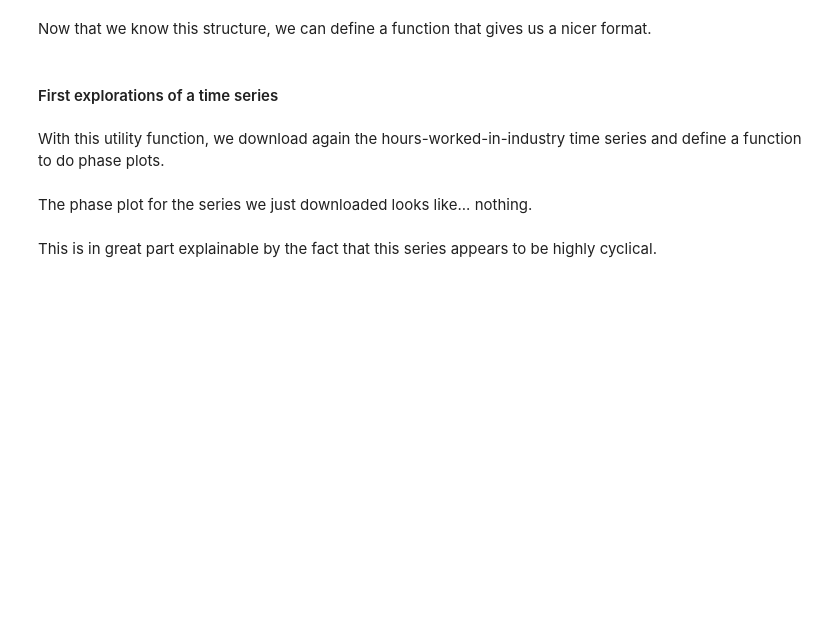
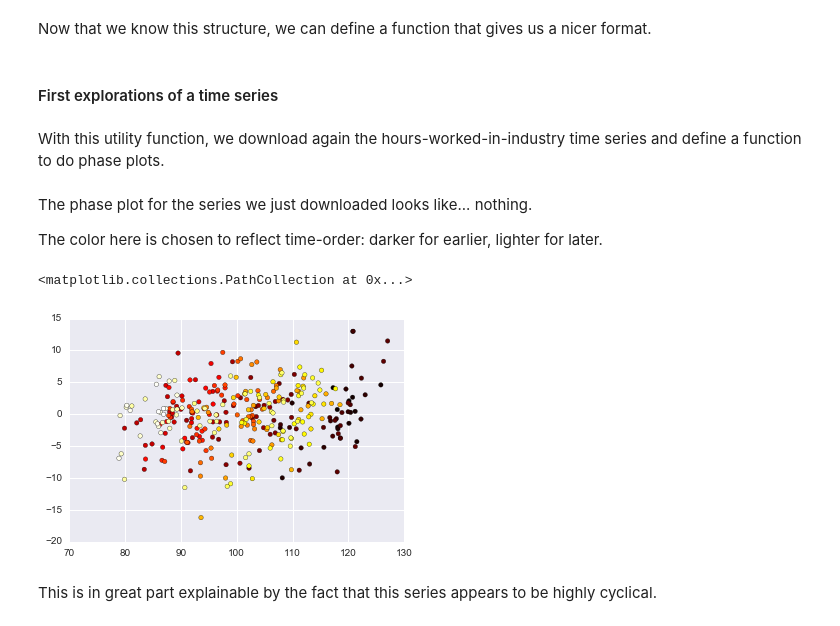
Before and after one commit to asemic-horizon/macro-phase-space, a Jupyter notebook: first steps.ipynb, the cells around one changed output. Saved outputs shown, nothing was run; the diff lists cells and outputs as text; code cells hidden in the pictures; blank space fills up the shorter version.

```diff
--- a/first steps.ipynb
+++ b/first steps.ipynb
@@ -113,12 +113,12 @@ With this utility function, we download again the hours-worked-in-industry time
 horas_industria = fixed_series('CNI12_HTRAB12')
 # %%
 import matplotlib.pyplot as plt
+from matplotlib import cm
 import seaborn
-
-def phase_plot(data):
-    plt.scatter(data, data.diff())
-    plt.xlabel("$p = {}".format(data.columns[0]))
-    plt.ylabel('$q = \Delta$({})'.format(data.columns[0]))
-    plt.show()
+seaborn.set_palette('gnuplot')
+%matplotlib inline
+def phase_plot(data,ax): return ax.scatter(data, data.diff(), c=data.index, cmap = cm.hot )
 # %% [markdown]
 The phase plot for the series we just downloaded looks like... nothing.
+
+The color here is chosen to reflect time-order: darker for earlier, lighter for later.
@@ -127,2 +125,8 @@ phase_plot(horas_industria)
+# %%
+fig, ax = plt.subplots()
+phase_plot(horas_industria,ax=ax)
+# %% [output]
+<matplotlib.collections.PathCollection at 0x...>
+[figure, added]
 # %% [markdown]
 This is in great part explainable by the fact that this series appears to be highly cyclical.
```
Also changed, not shown: parts of 9 cells of this notebook.
